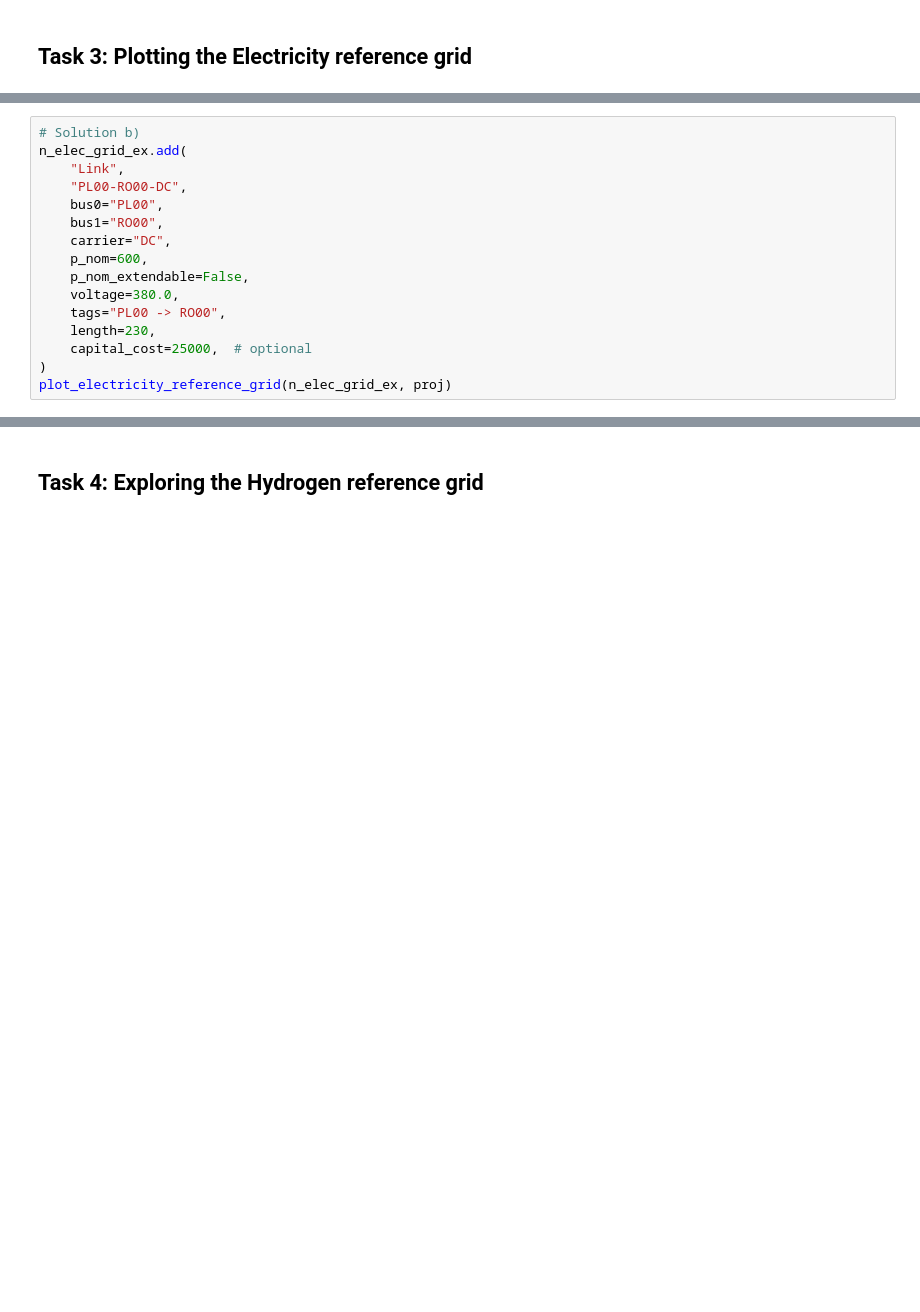
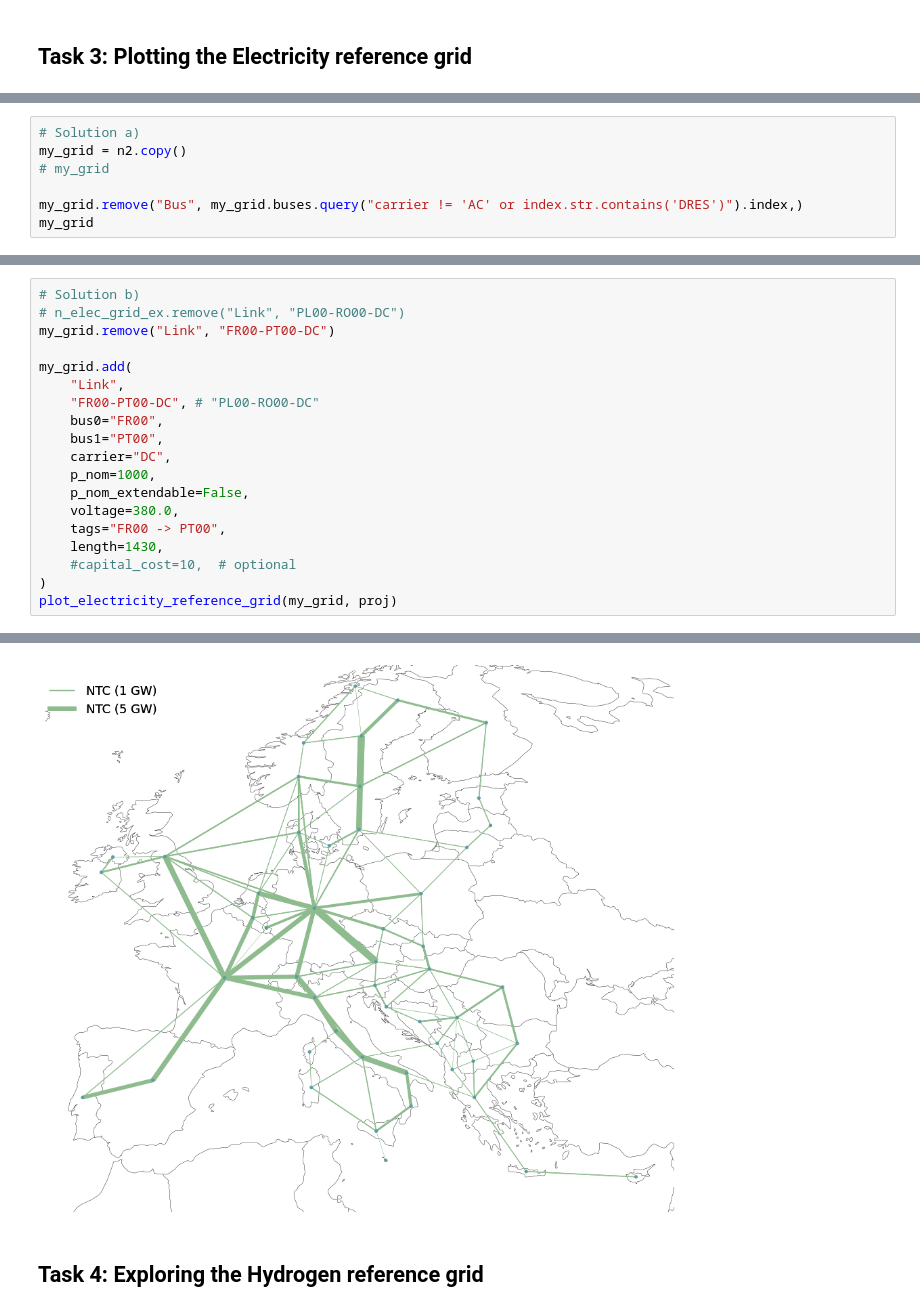
Before and after one commit to MaksLatz/practice-WS_openTYNDP, a Jupyter notebook: open-tyndp-workshops/20250409-workshop-pypsa-01.ipynb, the cells around one changed output, grey strips where cells are left out. Drawn from its saved outputs; the diff is of its cells as text; blank space fills up the shorter version.

```diff
--- a/open-tyndp-workshops/20250409-workshop-pypsa-01.ipynb
+++ b/open-tyndp-workshops/20250409-workshop-pypsa-01.ipynb
@@ -1499,0 +1495,7 @@ n_elec_grid_ex.links.loc["AL00-GR00-DC", "p_nom"] = 1000.00
+# %%
+# Solution a)
+my_grid = n2.copy()
+# my_grid
+
+my_grid.remove("Bus", my_grid.buses.query("carrier != 'AC' or index.str.contains('DRES')").index,)
+my_grid
@@ -1500,16 +1516,20 @@ n_elec_grid_ex.links.loc["AL00-GR00-DC", "p_nom"] = 1000.00
 # %%
 # Solution b)
-n_elec_grid_ex.add(
+# n_elec_grid_ex.remove("Link", "PL00-RO00-DC")
+my_grid.remove("Link", "FR00-PT00-DC")
+
+my_grid.add(
     "Link",
-    "PL00-RO00-DC",
-    bus0="PL00",
-    bus1="RO00",
+    "FR00-PT00-DC", # "PL00-RO00-DC"
+    bus0="FR00",
+    bus1="PT00",
     carrier="DC",
-    p_nom=600,
+    p_nom=1000,
     p_nom_extendable=False,
     voltage=380.0,
-    tags="PL00 -> RO00",
-    length=230,
-    capital_cost=25000,  # optional
+    tags="FR00 -> PT00",
+    length=1430,
+    #capital_cost=10,  # optional
 )
-plot_electricity_reference_grid(n_elec_grid_ex, proj)
+plot_electricity_reference_grid(my_grid, proj)
+# %% [output]
@@ -1516,3 +1553,4 @@ plot_electricity_reference_grid(n_elec_grid_ex, proj)
+[figure, added]
 # %% [markdown]
 ## Task 4: Exploring the Hydrogen reference grid
 # %%
```
Also changed, not shown: parts of 12 cells of this notebook.
